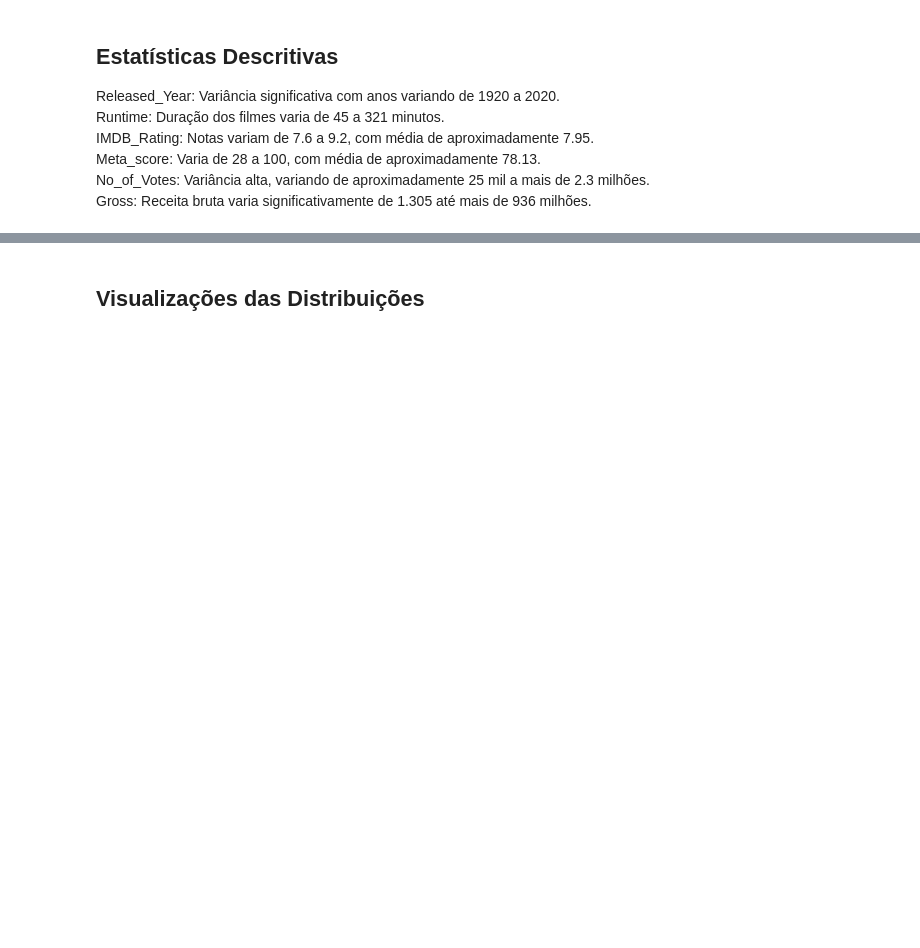
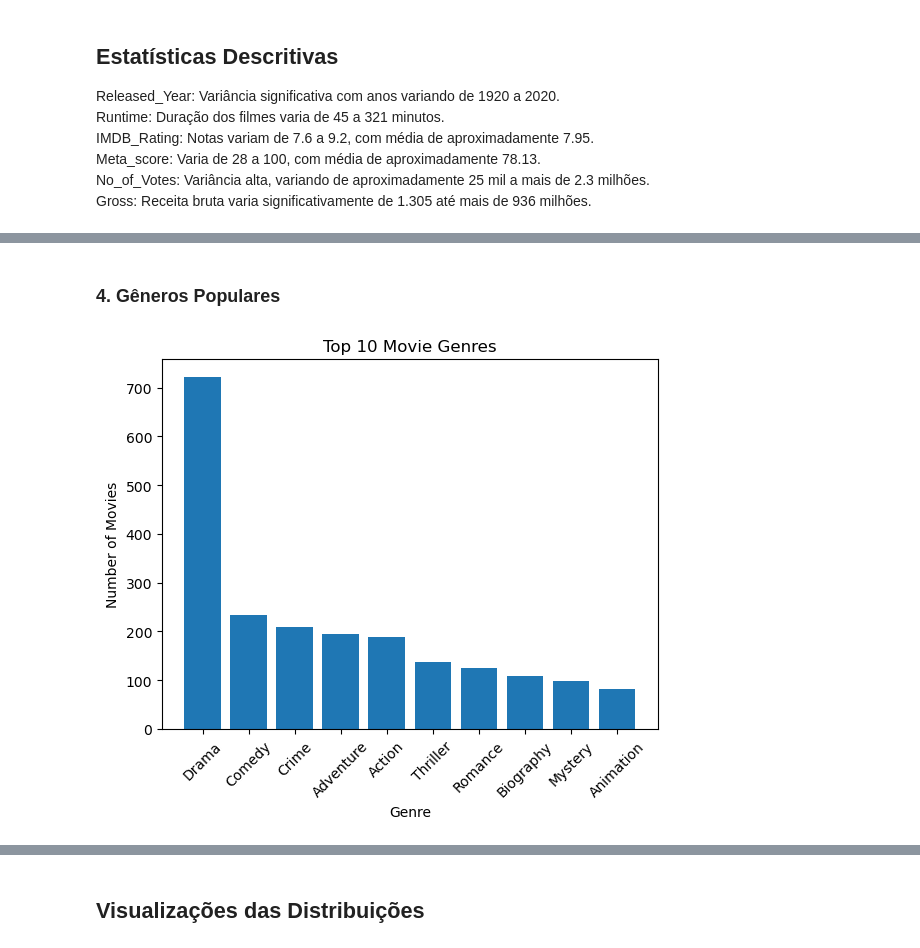
Before and after one commit to icarogga/-LH_CD_ICARO, a Jupyter notebook: desafio_indicium_imdb_analysis.ipynb, the cells around one changed output, grey strips where cells are left out. Saved outputs shown, nothing was run; the diff lists cells and outputs as text; code cells hidden in the pictures; blank space fills up the shorter version.

```diff
--- a/desafio_indicium_imdb_analysis.ipynb
+++ b/desafio_indicium_imdb_analysis.ipynb
@@ -163,0 +202,21 @@ Gross: Receita bruta varia significativamente de 1.305 até mais de 936 milhões
+# %% [markdown]
+### 4. Gêneros Populares
+# %%
+from collections import Counter
+
+# Dividir os gêneros e contar a frequência
+genres = df['Genre'].str.split(', ')
+genre_count = Counter([genre for sublist in genres for genre in sublist])
+
+# Exibir os 10 gêneros mais comuns
+most_common_genres = genre_count.most_common(10)
+genres, counts = zip(*most_common_genres)
+
+plt.bar(genres, counts)
+plt.xlabel('Genre')
+plt.ylabel('Number of Movies')
+plt.title('Top 10 Movie Genres')
+plt.xticks(rotation=45)
+plt.show()
+# %% [output]
+[figure, added]
```
Also changed, not shown: parts of 29 cells of this notebook, 4 other files.
